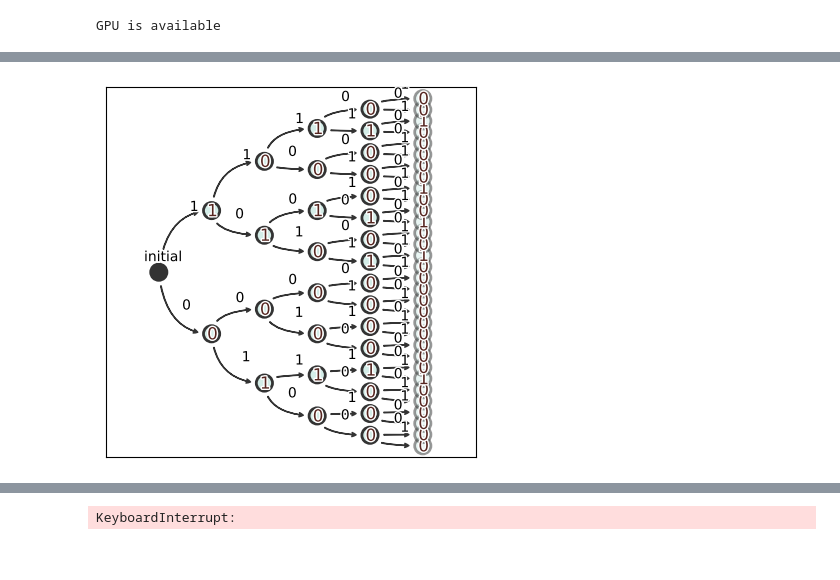
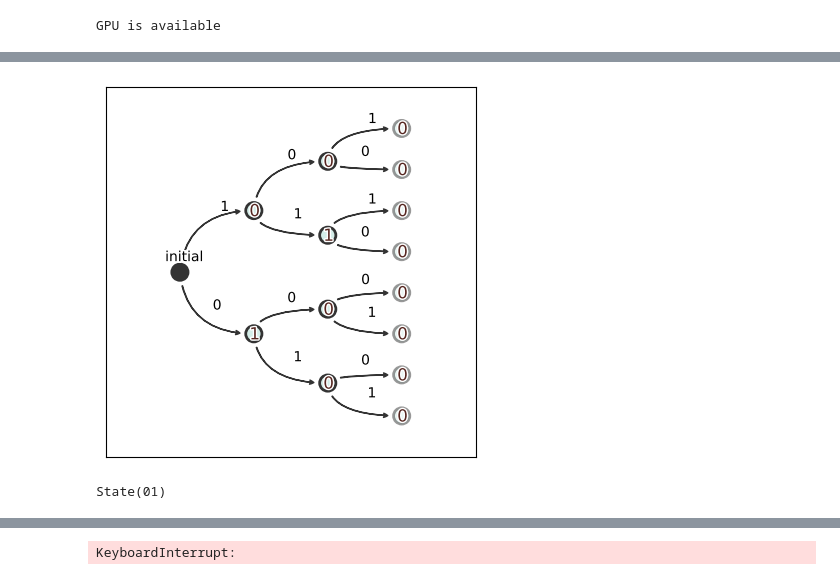
Before and after one commit to loekvanrossem/rnn_structure, a Jupyter notebook: parity/random.ipynb, the cells around one changed output, grey strips where cells are left out. Drawn from its saved outputs; the diff is of its cells as text; code cells hidden in the pictures.

```diff
--- a/parity/random.ipynb
+++ b/parity/random.ipynb
@@ -94,5 +101,9 @@ tracked_datasets = validation_datasets + analysis_data + training_datasets
 # %%
-tree = gen_tree([0, 1], lambda x: automaton.compute(list(map(int, x))), 5)
+tree = gen_tree([0, 1], lambda x: automaton.compute(list(map(int, x))), 3)
 display_automata(tree)
 # %% [output]
-[figure, old version]
+[figure, new version]
+# %%
+tree.states[4]
+# %% [output]
+State(01)
```
Also changed, not shown: parts of 3 cells of this notebook, 1 other file.
